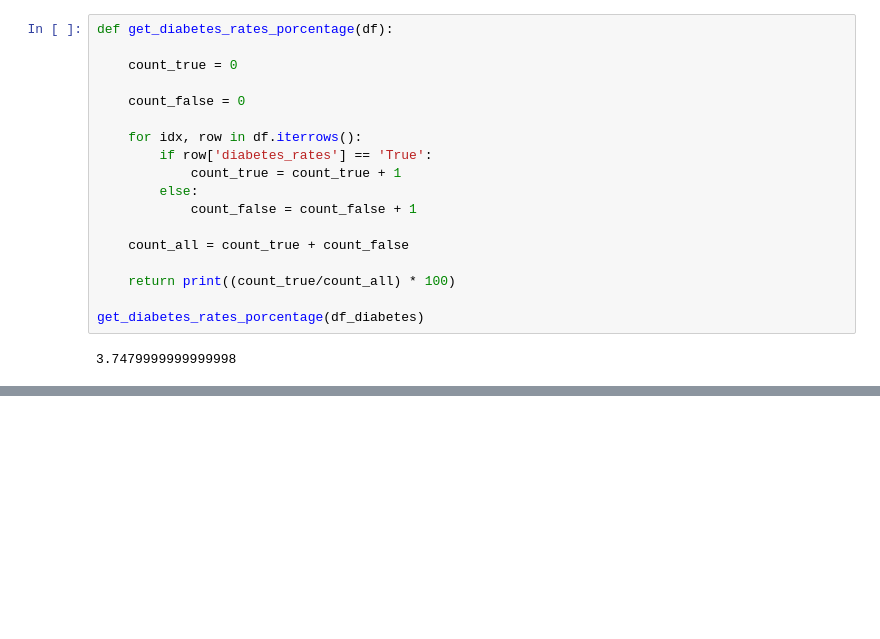
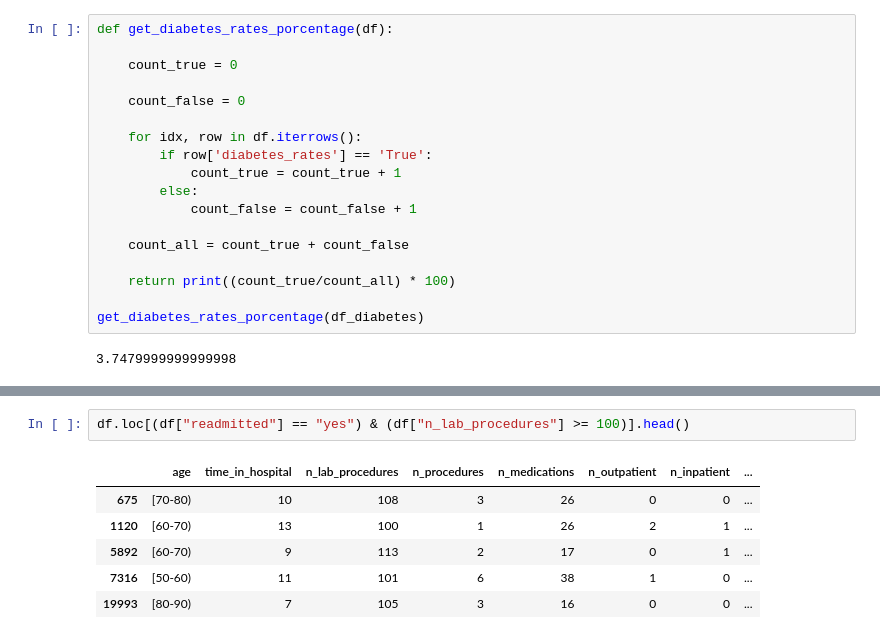
Before and after one commit to Helfstein-one/reducing-hospital-readmissions, a Jupyter notebook: notebook.ipynb, the cells around one changed output, grey strips where cells are left out. Cells and saved outputs as stored; diff of their text form; blank space fills up the shorter version.

```diff
--- a/notebook.ipynb
+++ b/notebook.ipynb
@@ -150,0 +180,9 @@ get_diabetes_rates_porcentage(df_diabetes)
+# %%
+df.loc[(df["readmitted"] == "yes") & (df["n_lab_procedures"] >= 100)].head()
+# %% [output]
+|  | age | time_in_hospital | n_lab_procedures | n_procedures | n_medications | n_outpatient | n_inpatient | ... |
+| 675 | [70-80) | 10 | 108 | 3 | 26 | 0 | 0 | ... |
+| 1120 | [60-70) | 13 | 100 | 1 | 26 | 2 | 1 | ... |
+| 5892 | [60-70) | 9 | 113 | 2 | 17 | 0 | 1 | ... |
+| 7316 | [50-60) | 11 | 101 | 6 | 38 | 1 | 0 | ... |
+| 19993 | [80-90) | 7 | 105 | 3 | 16 | 0 | 0 | ... |
```
Also changed, not shown: parts of 3 cells of this notebook.
